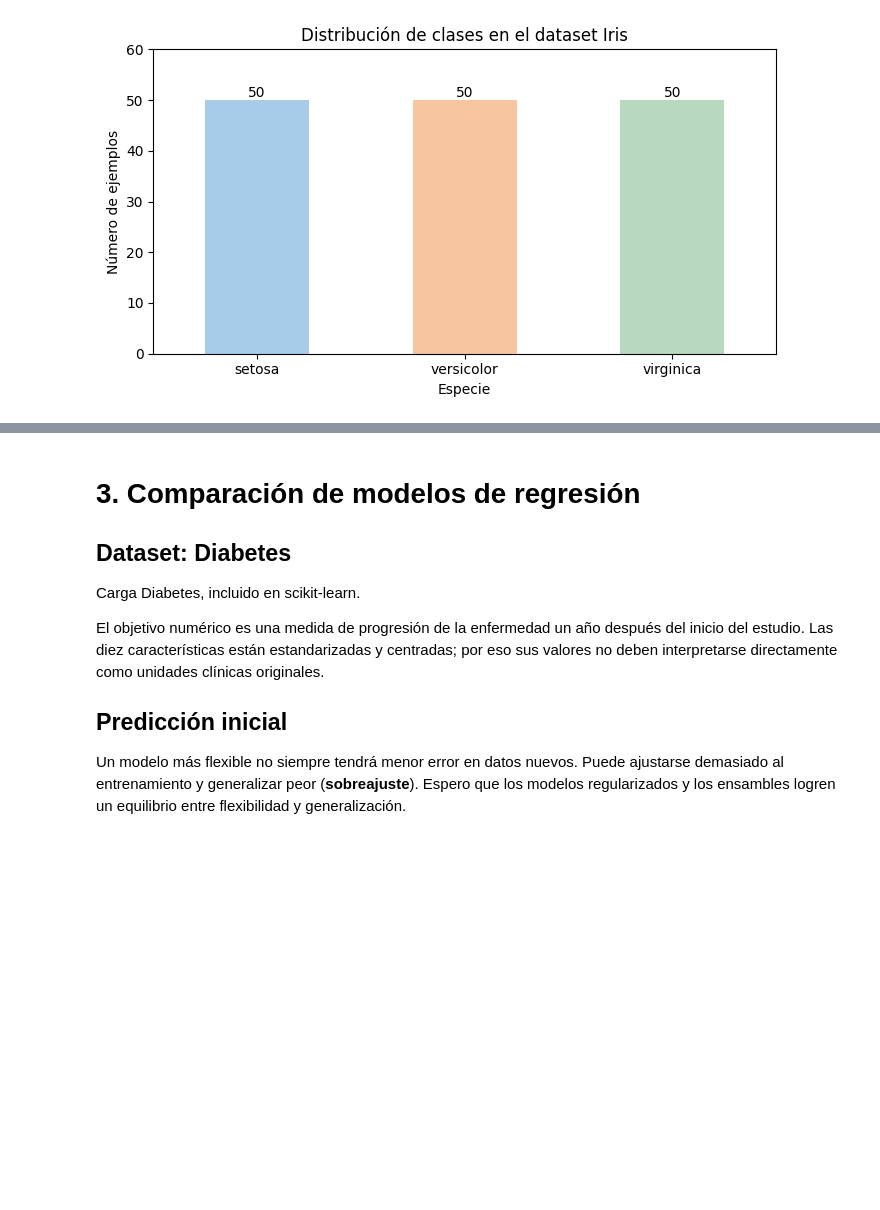
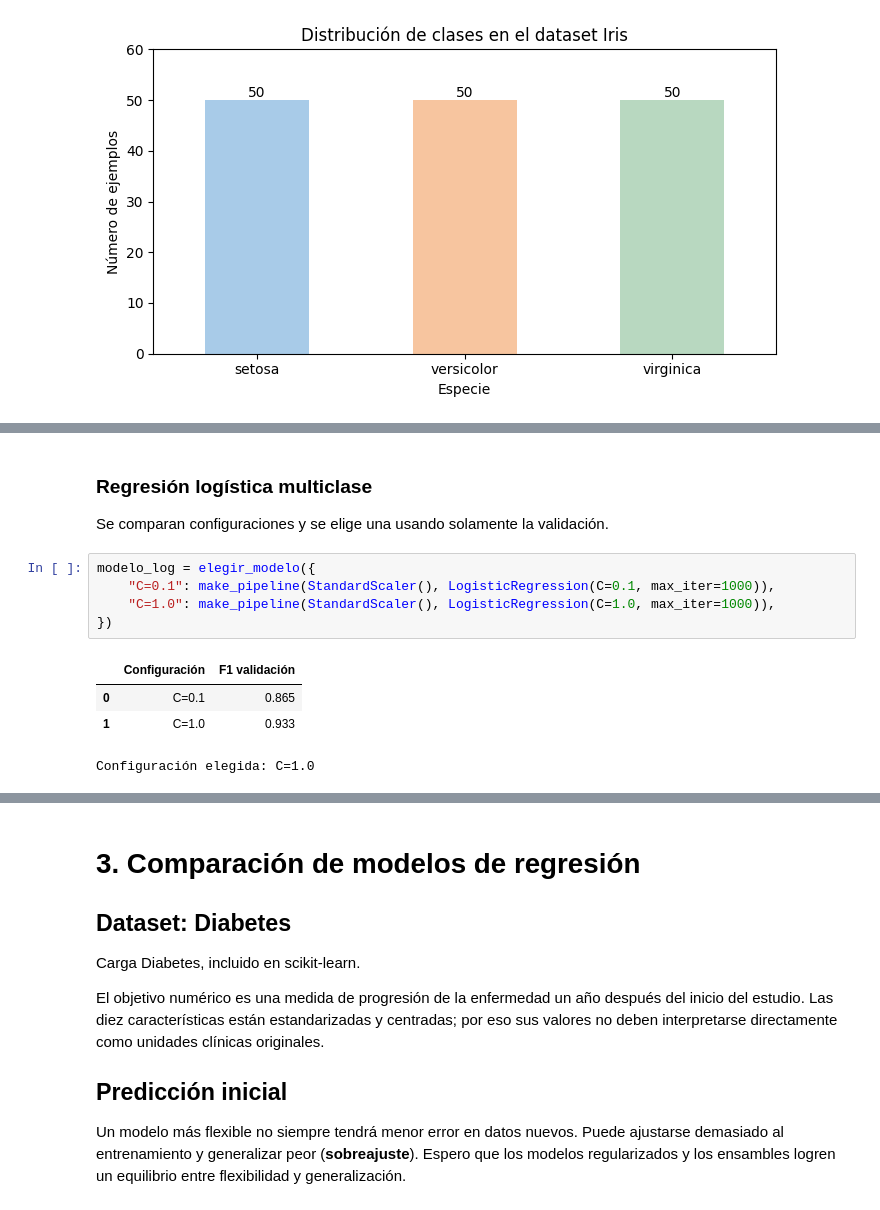
Before and after one commit to Harry-GNS/Recuperacion-de-la-Infromacion-2026B, a Jupyter notebook: Notebooks/01_revml.ipynb, the cells around one changed output, grey strips where cells are left out. Drawn from its saved outputs; the diff is of its cells as text; blank space fills up the shorter version.

```diff
--- a/Notebooks/01_revml.ipynb
+++ b/Notebooks/01_revml.ipynb
@@ -346,0 +263,14 @@ MLP errores: [(2, np.int64(2), np.int64(1))]
+# %% [markdown]
+### Regresión logística multiclase
+
+Se comparan configuraciones y se elige una usando solamente la validación.
+# %%
+modelo_log = elegir_modelo({
+    "C=0.1": make_pipeline(StandardScaler(), LogisticRegression(C=0.1, max_iter=1000)),
+    "C=1.0": make_pipeline(StandardScaler(), LogisticRegression(C=1.0, max_iter=1000)),
+})
+# %% [output]
+|  | Configuración | F1 validación |
+| 0 | C=0.1 | 0.865 |
+| 1 | C=1.0 | 0.933 |
+Configuración elegida: C=1.0
```
Also changed, not shown: parts of 20 cells of this notebook.
